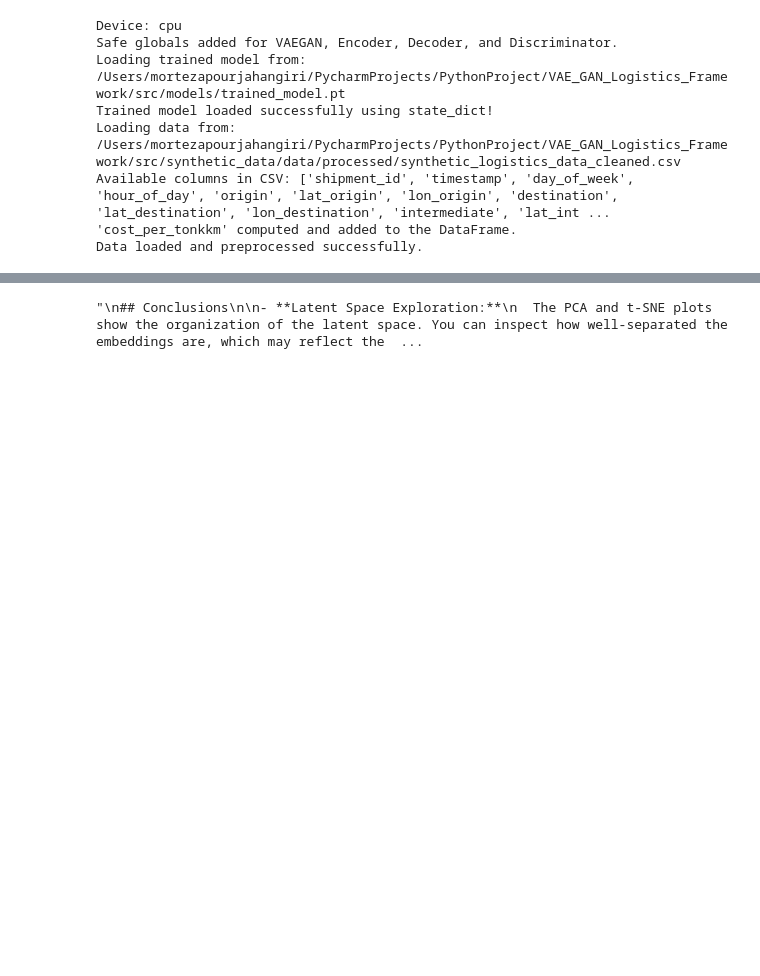
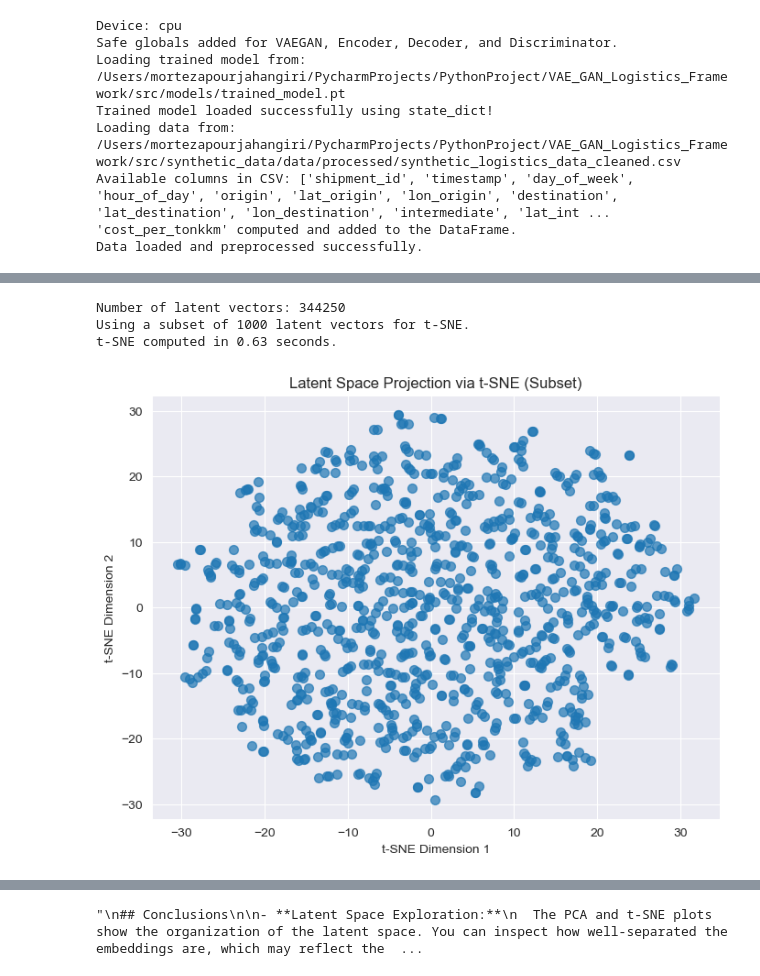
Before and after one commit to mortezabarcelona/VAE_GAN_Logistics_Framework, a Jupyter notebook: notebooks/Model_Evaluation.ipynb, the cells around one changed output, grey strips where cells are left out. Saved outputs shown, nothing was run; the diff lists cells and outputs as text; code cells hidden in the pictures; blank space fills up the shorter version.

```diff
--- a/notebooks/Model_Evaluation.ipynb
+++ b/notebooks/Model_Evaluation.ipynb
@@ -160,33 +160,39 @@ import time
 
 # Check how many latent vectors you have.
 num_latents = all_latents.shape[0]
 print("Number of latent vectors:", num_latents)
 
 # Use a smaller random subset for t-SNE to speed things up.
-subset_size = 50  # Reduced subset size for faster computation.
+subset_size =1000  # Reduced subset size for faster computation.
 if num_latents > subset_size:
     indices = np.random.choice(num_latents, size=subset_size, replace=False)
     latent_subset = all_latents[indices]
     print(f"Using a subset of {subset_size} latent vectors for t-SNE.")
 else:
     latent_subset = all_latents
     print("Using all latent vectors for t-SNE.")
 
 # Optional: Measure computation time for t-SNE.
 start_time = time.time()
 
 # Set up and run t-SNE with modified parameters for speed.
-tsne = TSNE(n_components=2, perplexity=15, max_iter=150, random_state=42)
+# Here, max_iter is updated to 250 as required by TSNE.
+tsne = TSNE(n_components=2, perplexity=15, max_iter=250, random_state=42)
 latent_2d_tsne = tsne.fit_transform(latent_subset)
 
 end_time = time.time()
 print("t-SNE computed in {:.2f} seconds.".format(end_time - start_time))
 
 # Plot the t-SNE result.
 plt.figure(figsize=(8, 6))
 plt.scatter(latent_2d_tsne[:, 0], latent_2d_tsne[:, 1], s=50, alpha=0.7)
 plt.title("Latent Space Projection via t-SNE (Subset)")
 plt.xlabel("t-SNE Dimension 1")
 plt.ylabel("t-SNE Dimension 2")
 plt.show()
+# %% [output]
+Number of latent vectors: 344250
+Using a subset of 1000 latent vectors for t-SNE.
+t-SNE computed in 0.63 seconds.
+[figure, added]
 # %%
```
Also changed, not shown: parts of 7 cells of this notebook, 20 other files.
